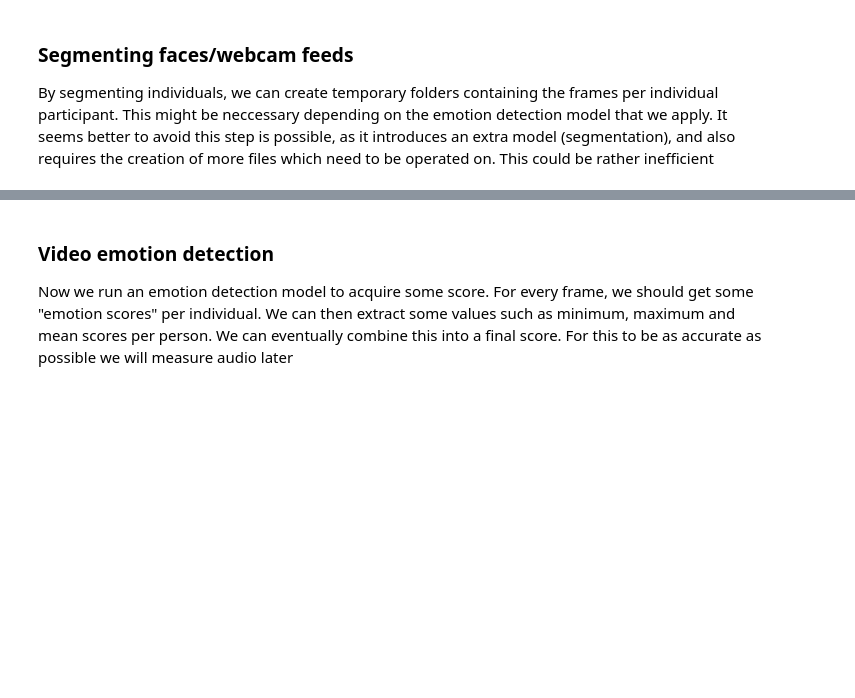
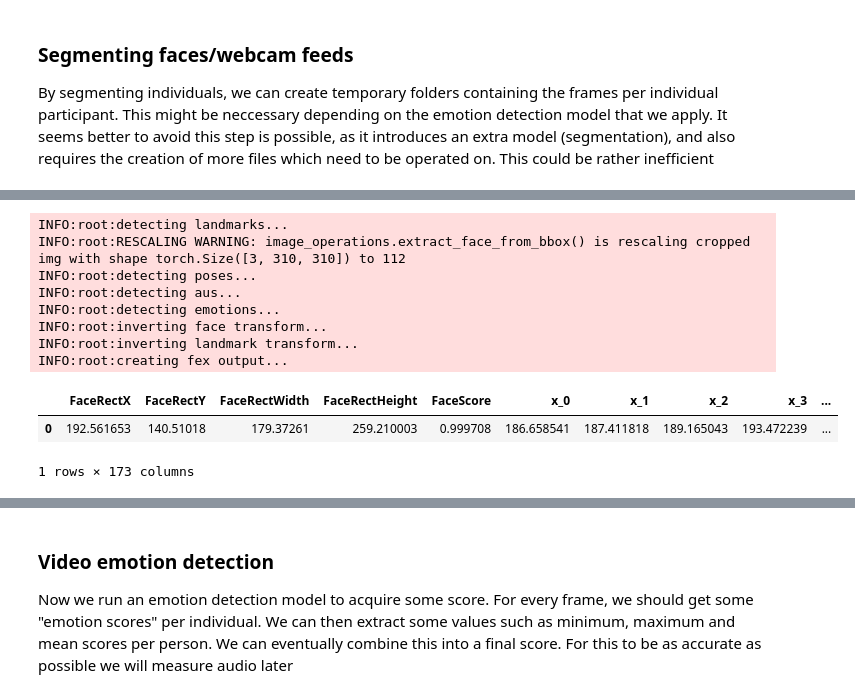
Before and after one commit to ramon284/Interest-predictor, a Jupyter notebook: pipeline.ipynb, the cells around one changed output, grey strips where cells are left out. Drawn from its saved outputs; the diff is of its cells as text; code cells hidden in the pictures; blank space fills up the shorter version.

```diff
--- a/pipeline.ipynb
+++ b/pipeline.ipynb
@@ -64,0 +98,29 @@ SyntaxError: invalid syntax (408027126.py, line 1)
+# %%
+from feat.utils.io import get_test_data_path
+from feat.plotting import imshow
+import os
+
+# Helper to point to the test data folder
+test_data_dir = get_test_data_path()
+
+# Get the full path
+single_face_img_path = os.path.join(test_data_dir, "single_face.jpg")
+
+# Plot it
+
+single_face_prediction = detector.detect_image(single_face_img_path)
+
+# Show results
+single_face_prediction
+# %% [output]
+INFO:root:detecting landmarks...
+INFO:root:RESCALING WARNING: image_operations.extract_face_from_bbox() is rescaling cropped img with shape torch.Size([3, 310, 310]) to 112
+INFO:root:detecting poses...
+INFO:root:detecting aus...
+INFO:root:detecting emotions...
+INFO:root:inverting face transform...
+INFO:root:inverting landmark transform...
+INFO:root:creating fex output...
+|  | FaceRectX | FaceRectY | FaceRectWidth | FaceRectHeight | FaceScore | x_0 | x_1 | x_2 | x_3 | ... |
+| 0 | 192.561653 | 140.51018 | 179.37261 | 259.210003 | 0.999708 | 186.658541 | 187.411818 | 189.165043 | 193.472239 | ... |
+1 rows × 173 columns
```
Also changed, not shown: parts of 5 cells of this notebook, 1 other file.
